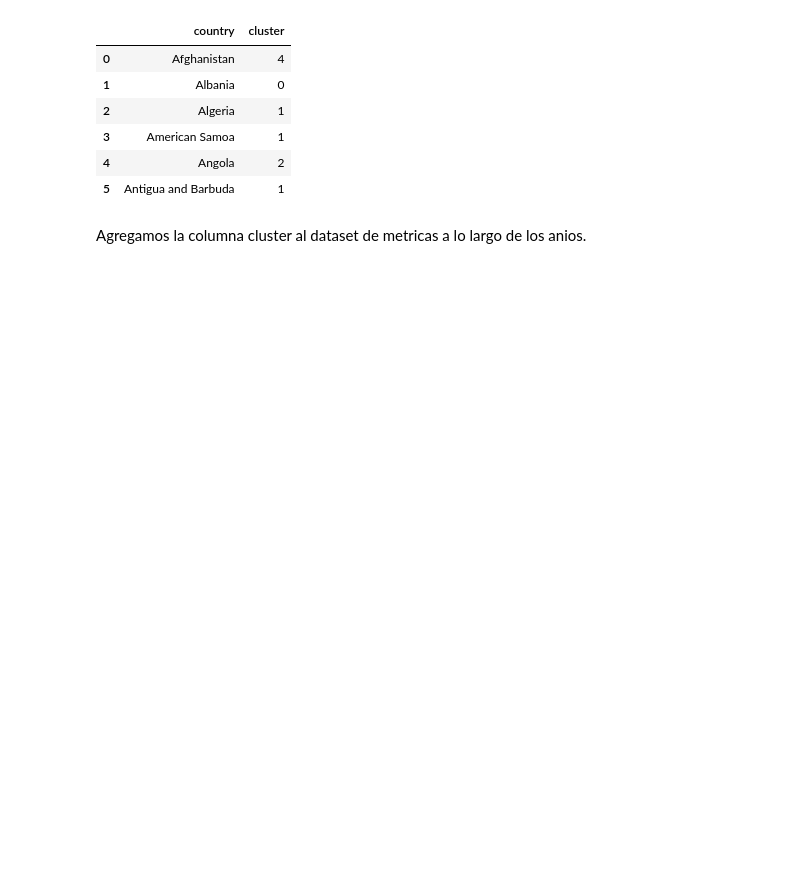
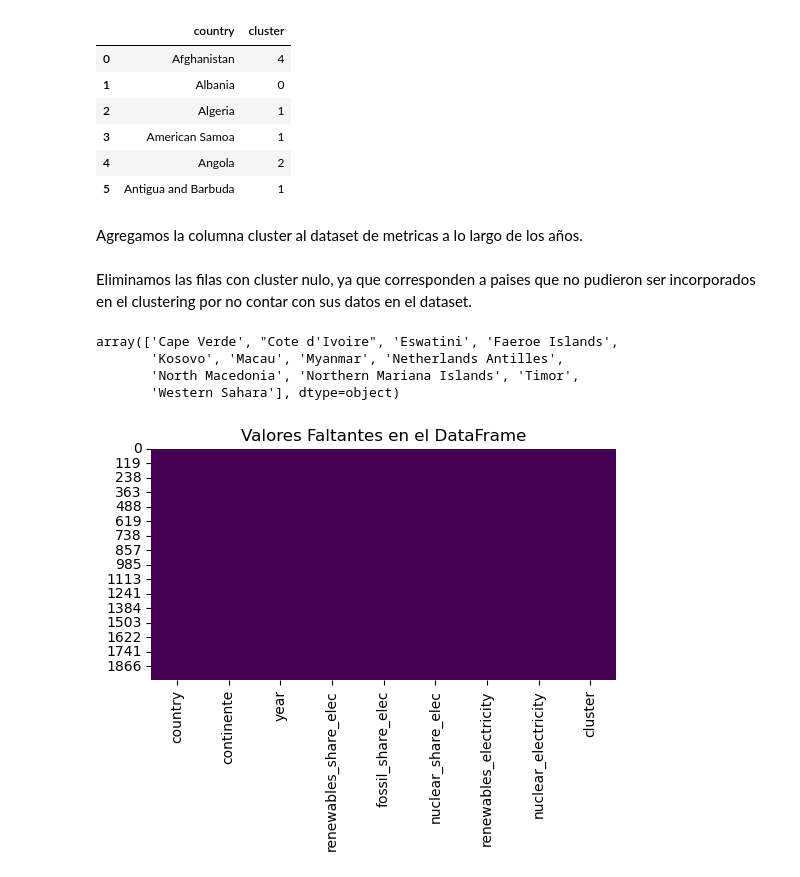
Before and after one commit to L-Ameneiro/EDA-Datasets, a Jupyter notebook: notebooks/modelo_no_supervisado.ipynb, the cells around one changed output. Drawn from its saved outputs; the diff is of its cells as text; code cells hidden in the pictures; blank space fills up the shorter version.

```diff
--- a/notebooks/modelo_no_supervisado.ipynb
+++ b/notebooks/modelo_no_supervisado.ipynb
@@ -494,6 +494,26 @@ pais_cluster.head(6)
 | 4 | Angola | 2 |
 | 5 | Antigua and Barbuda | 1 |
 # %% [markdown]
-Agregamos la columna cluster al dataset de metricas a lo largo de los anios.
+Agregamos la columna cluster al dataset de metricas a lo largo de los años.
 # %%
 wec2 = pd.merge(wec, pais_cluster, how = "left", on = "country")
+# %% [markdown]
+Eliminamos las filas con cluster nulo, ya que corresponden a paises que no pudieron ser incorporados en el clustering por no contar con sus datos en el dataset.
+# %%
+filas_nulos_cluster = wec2[wec2["cluster"].isnull()]
+paises_nulos_cluster = filas_nulos_cluster["country"].unique()
+paises_nulos_cluster # paises que no participaron del clustering
+# %% [output]
+array(['Cape Verde', "Cote d'Ivoire", 'Eswatini', 'Faeroe Islands',
+       'Kosovo', 'Macau', 'Myanmar', 'Netherlands Antilles',
+       'North Macedonia', 'Northern Mariana Islands', 'Timor',
+       'Western Sahara'], dtype=object)
+# %%
+wec2 = wec2[~wec2["country"].isin(paises_nulos_cluster)]
+# %%
+plt.figure(figsize=(6,3))
+sns.heatmap(wec2.isnull(), cmap='viridis', cbar=False)
+plt.title('Valores Faltantes en el DataFrame')
+plt.show()
+# %% [output]
+[figure, added]
```
Also changed, not shown: parts of 2 cells of this notebook, 1 other file.
